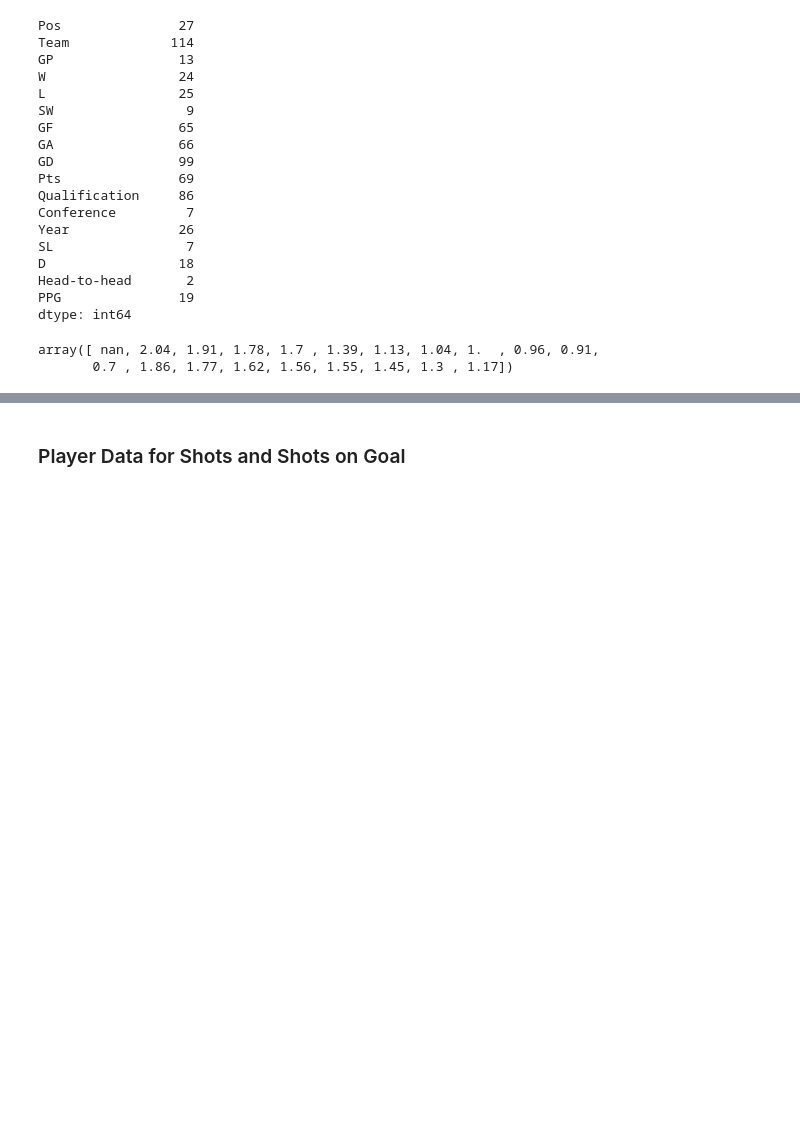
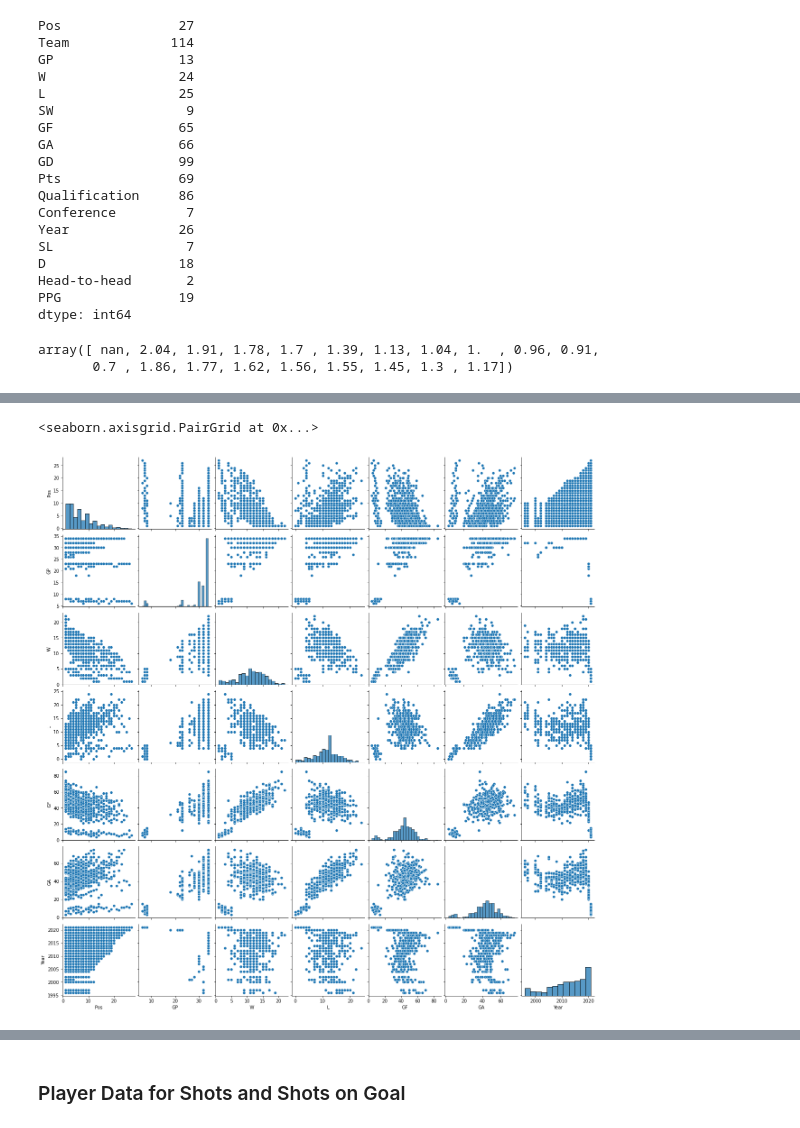
Before and after one commit to data301-2021-winter1/project-group47-project, a Jupyter notebook: notebooks/analysis1.ipynb, the cells around one changed output, grey strips where cells are left out. Drawn from its saved outputs; the diff is of its cells as text; code cells hidden in the pictures; blank space fills up the shorter version.

```diff
--- a/notebooks/analysis1.ipynb
+++ b/notebooks/analysis1.ipynb
@@ -100,0 +89,5 @@ Index(['Pos', 'Team', 'GP', 'W', 'L', 'SW', 'GF', 'GA', 'GD', 'Pts',
+# %%
+sns.pairplot(gDiff_cleaned)
+# %% [output]
+<seaborn.axisgrid.PairGrid at 0x...>
+[figure, added]
```
Also changed, not shown: parts of 12 cells of this notebook.
